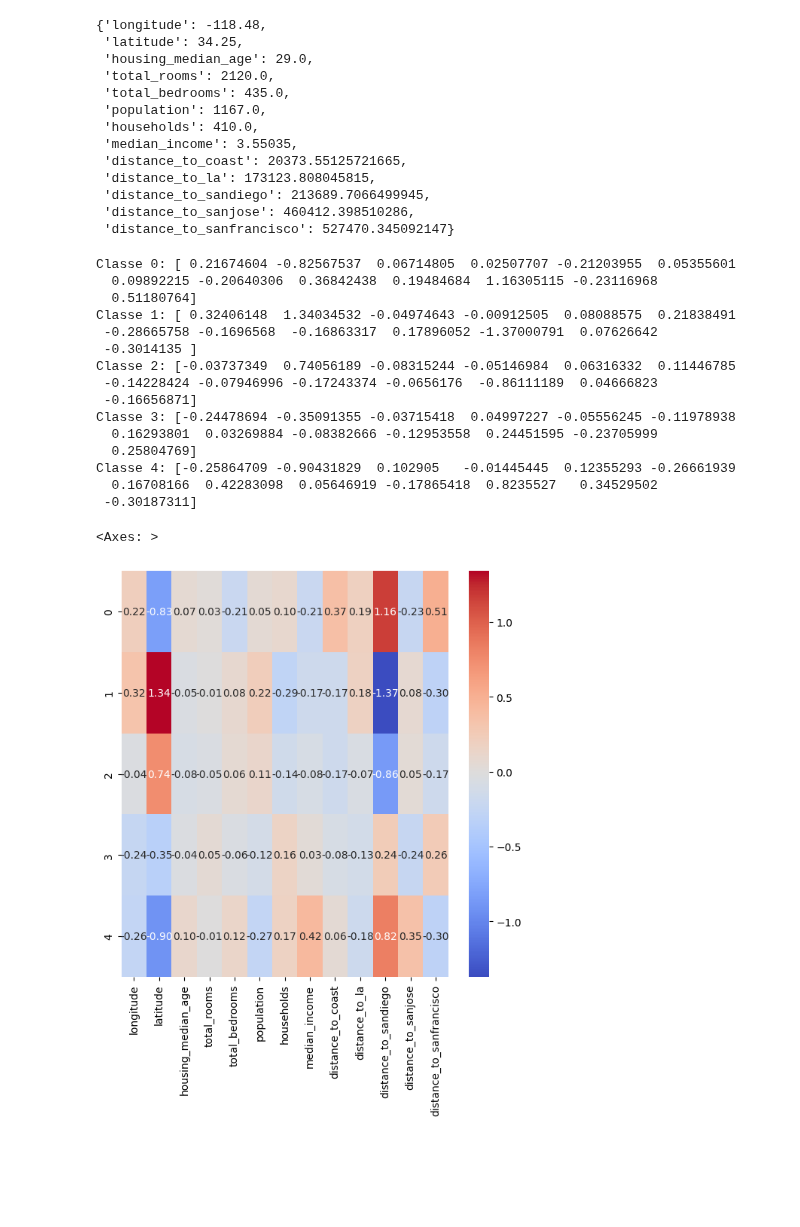
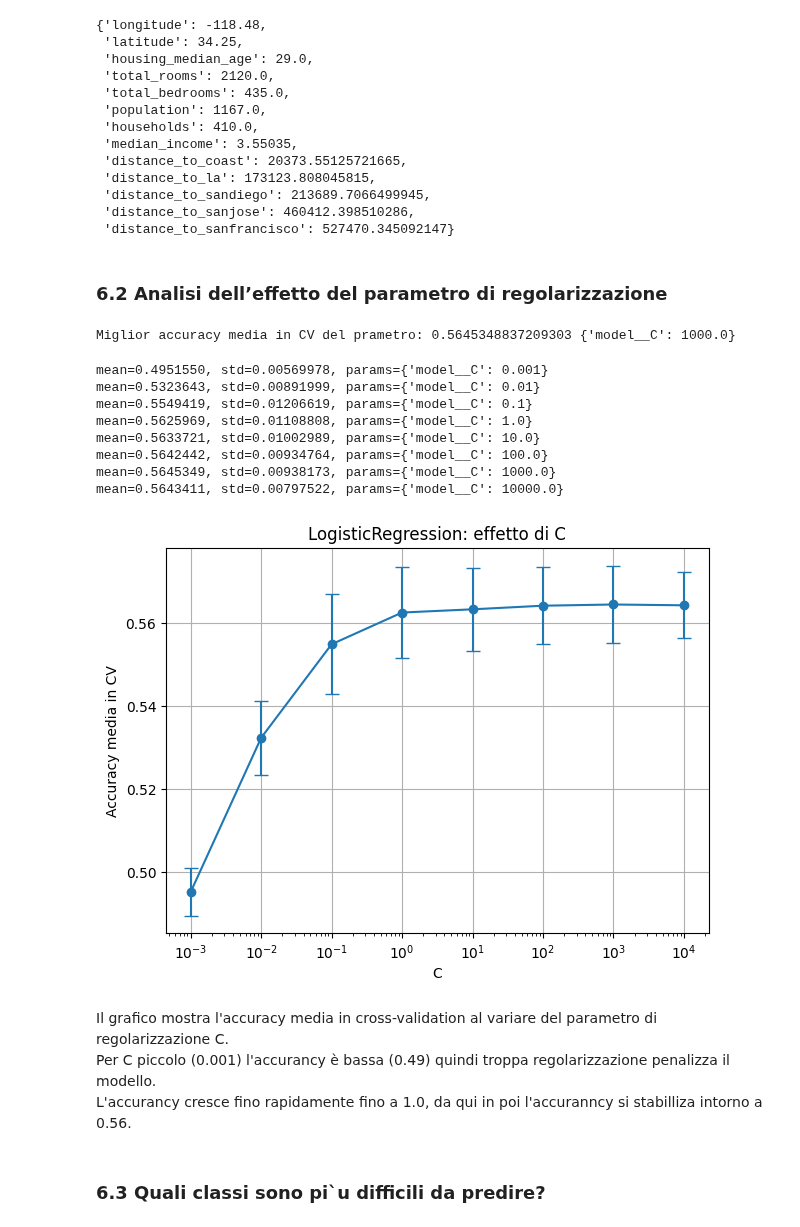
Before and after one commit to iamgiu/Introduzione-al-Data-Science, a Jupyter notebook: Progetto/S6537533_notebook.ipynb, the cells around one changed output. Saved outputs shown, nothing was run; the diff lists cells and outputs as text; code cells hidden in the pictures; blank space fills up the shorter version.

```diff
--- a/Progetto/S6537533_notebook.ipynb
+++ b/Progetto/S6537533_notebook.ipynb
@@ -351,7 +351,7 @@ logistic_pipeline = Pipeline([
 # Definisco i parametri C da testare
 
 logistic_param_grid = {
-    "model__C": [0.001, 0.01, 0.1, 1.0, 10.0, 100.0]
+    "model__C": [0.001, 0.01, 0.1, 1.0, 10.0, 100.0, 1000.0, 10000.0]
 }
 
 # Routine di grid search tramite cross validation del parametro ottimale
@@ -390,32 +390,44 @@ dict(zip(X.columns, logistic_grid.best_estimator_.named_steps['imputer'].statist
  'distance_to_sandiego': 213689.7066499945,
  'distance_to_sanjose': 460412.398510286,
  'distance_to_sanfrancisco': 527470.345092147}
-# %%
-for i, est in enumerate(ridge_grid.best_estimator_.named_steps['model'].estimators_):
-    print(f"Classe {i}:", est.coef_)
-# %% [output]
-Classe 0: [ 0.21674604 -0.82567537  0.06714805  0.02507707 -0.21203955  0.05355601
-  0.09892215 -0.20640306  0.36842438  0.19484684  1.16305115 -0.23116968
-  0.51180764]
-Classe 1: [ 0.32406148  1.34034532 -0.04974643 -0.00912505  0.08088575  0.21838491
- -0.28665758 -0.1696568  -0.16863317  0.17896052 -1.37000791  0.07626642
- -0.3014135 ]
-Classe 2: [-0.03737349  0.74056189 -0.08315244 -0.05146984  0.06316332  0.11446785
- -0.14228424 -0.07946996 -0.17243374 -0.0656176  -0.86111189  0.04666823
- -0.16656871]
-Classe 3: [-0.24478694 -0.35091355 -0.03715418  0.04997227 -0.05556245 -0.11978938
-  0.16293801  0.03269884 -0.08382666 -0.12953558  0.24451595 -0.23705999
-  0.25804769]
-Classe 4: [-0.25864709 -0.90431829  0.102905   -0.01445445  0.12355293 -0.26661939
-  0.16708166  0.42283098  0.05646919 -0.17865418  0.8235527   0.34529502
- -0.30187311]
-# %%
-# np.vstack invece impila verticalmente i vettori di coefficienti di ciascun classificatore, costruendo correttamente una matrice 5×13
-coef_matrix = np.vstack([est.coef_ for est in ridge_grid.best_estimator_.named_steps['model'].estimators_])
-
-# Heatmap per vedere la correlazione tra coefficienti e feature di X
-plt.figure(figsize=(7, 7))
-sns.heatmap(coef_matrix, annot=True, fmt='.2f', cmap='coolwarm', xticklabels=X.columns, yticklabels=[0,1,2,3,4])
-# %% [output]
-<Axes: >
-[figure, removed]
+# %% [markdown]
+### 6.2 Analisi dell’effetto del parametro di regolarizzazione
+# %%
+print("Miglior accuracy media in CV del prametro:", logistic_grid.best_score_, logistic_grid.best_params_)
+# %% [output]
+Miglior accuracy media in CV del prametro: 0.5645348837209303 {'model__C': 1000.0}
+# %%
+logistic_results = logistic_grid.cv_results_
+
+for mean, std, params in zip(
+    logistic_results["mean_test_score"],
+    logistic_results["std_test_score"],
+    logistic_results["params"]
+):
+    print(f"mean={mean:.7f}, std={std:.8f}, params={params}")
+
+C = logistic_param_grid["model__C"]
+plt.figure(figsize=(7, 5))
+plt.errorbar(C, logistic_results["mean_test_score"], yerr=logistic_results["std_test_score"], marker="o", capsize=5)
+plt.xscale("log")
+plt.xlabel("C")
+plt.ylabel("Accuracy media in CV")
+plt.title("LogisticRegression: effetto di C")
+plt.grid(True)
+plt.show()
+# %% [output]
+mean=0.4951550, std=0.00569978, params={'model__C': 0.001}
+mean=0.5323643, std=0.00891999, params={'model__C': 0.01}
+mean=0.5549419, std=0.01206619, params={'model__C': 0.1}
+mean=0.5625969, std=0.01108808, params={'model__C': 1.0}
+mean=0.5633721, std=0.01002989, params={'model__C': 10.0}
+mean=0.5642442, std=0.00934764, params={'model__C': 100.0}
+mean=0.5645349, std=0.00938173, params={'model__C': 1000.0}
+mean=0.5643411, std=0.00797522, params={'model__C': 10000.0}
+[figure, added]
+# %% [markdown]
+Il grafico mostra l'accuracy media in cross-validation al variare del parametro di regolarizzazione C.
+Per C piccolo (0.001) l'accurancy è bassa (0.49) quindi troppa regolarizzazione penalizza il modello.
+L'accurancy cresce fino rapidamente fino a 1.0, da qui in poi l'accuranncy si stabilliza intorno a 0.56.
+# %% [markdown]
+### 6.3 Quali classi sono pi`u difficili da predire?
```
Also changed, not shown: parts of 4 cells of this notebook.
